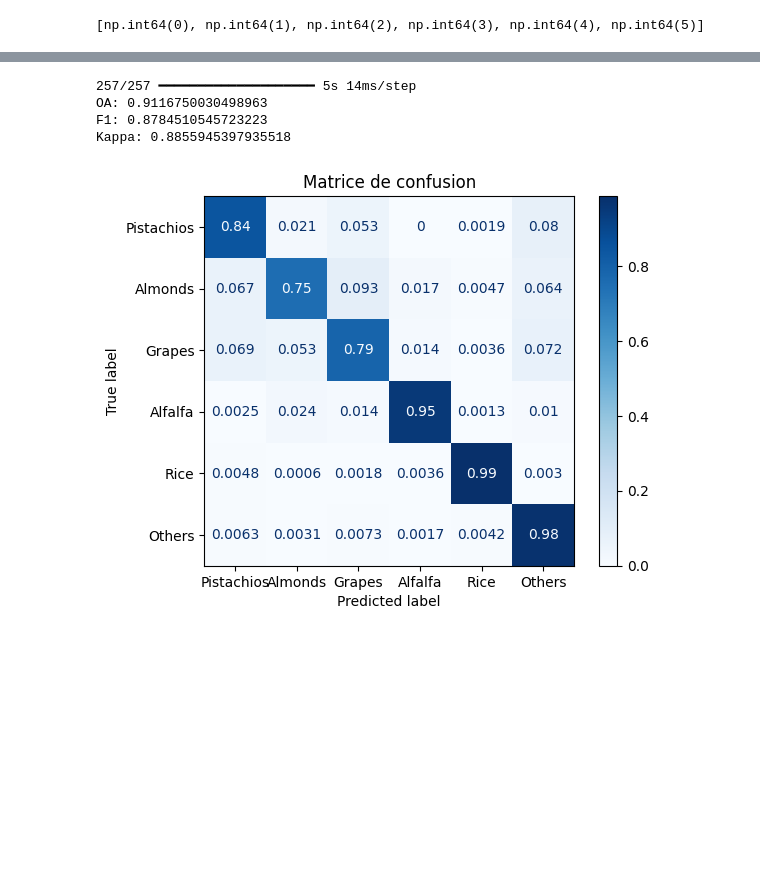
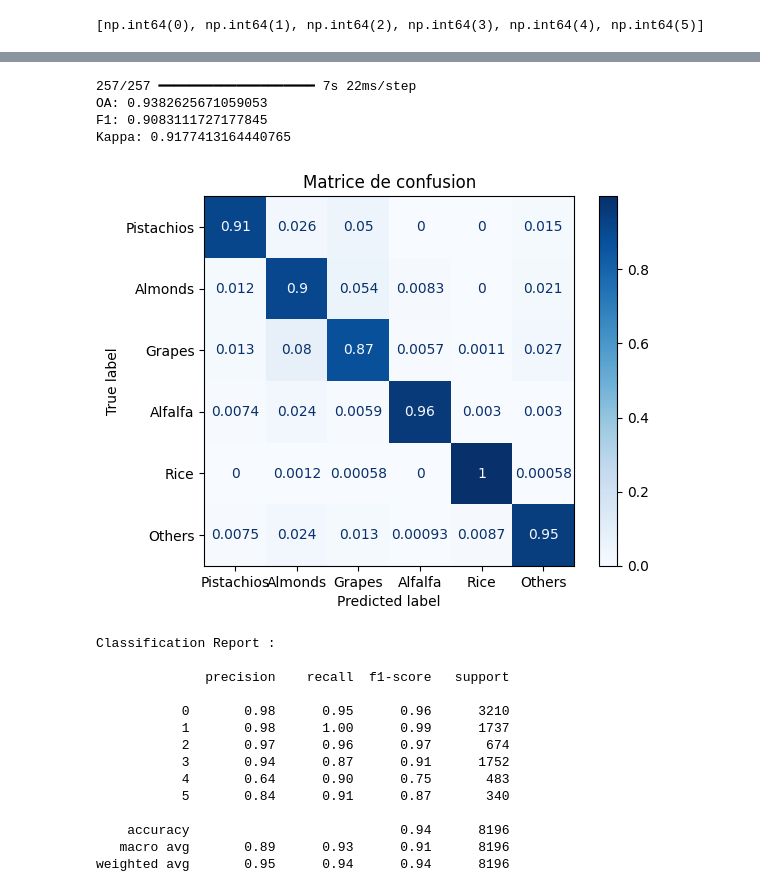
Before and after one commit to Zayazemirline/projectReseauDeNeurones-ML-, a Jupyter notebook: Partie2/Topographie/MCTNet.ipynb, the cells around one changed output, grey strips where cells are left out. Saved outputs shown, nothing was run; the diff lists cells and outputs as text; code cells hidden in the pictures; blank space fills up the shorter version.

```diff
--- a/Partie2/Topographie/MCTNet.ipynb
+++ b/Partie2/Topographie/MCTNet.ipynb
@@ -226,7 +279,7 @@ def CNNBlock(x):
 
     x = layers.Conv1D(filters=dim, kernel_size=3, padding='same')(x)
     x = layers.BatchNormalization()(x)
-    x = layers.ReLU()(x)
+    x = layers.Dropout(0.1)(x)
 
     x = layers.Conv1D(filters=dim, kernel_size=3, padding='same')(x)
     x = layers.BatchNormalization()(x)
@@ -241,11 +294,13 @@ def TransformerBlock(x, num_heads=5):
 
     # Multi-head attention
     attn = layers.MultiHeadAttention(num_heads=num_heads, key_dim=dim)(x, x)
+    attn = layers.Dropout(0.1)(attn)
     x = layers.Add()([x, attn])
     x = layers.LayerNormalization()(x)
 
     # Feed Forward
     ff = layers.Dense(dim, activation='relu')(x)
+    ff = layers.Dropout(0.1)(ff)
     ff = layers.Dense(dim)(ff)
 
     x = layers.Add()([x, ff])
@@ -572,10 +657,22 @@ Model: "functional_2"
 # %%
-model_c.fit(
-    [X_time_train, mask_train, X_static_train],
-    y_train,
-    validation_data=([X_time_val, mask_val, X_static_val], y_val),
+from tensorflow.keras.callbacks import EarlyStopping, ModelCheckpoint
+
+early_stopping = EarlyStopping(
+    monitor='val_loss',
+    patience=20,
+    restore_best_weights=True
+)
+
+history_c = model_c.fit(
+    [X_time_c_train, mask_c_train, X_static_c_train],
+    y_c_train,
+    validation_data=(
+        [X_time_c_val, mask_c_val, X_static_c_val],
+        y_c_val
+    ),
     epochs=200,
-    batch_size=32
+    batch_size=32,
+    callbacks=[early_stopping]
 )
 # %% [output]
 Epoch 1/200
@@ -599,27 +695,47 @@ Epoch 200/200
 # %%
-y_c_pred = model_c.predict([X_time_test, mask_test, X_static_test])
+y_c_pred = model_c.predict(
+    [X_time_c_test, mask_c_test, X_static_c_test]
+)
+
 y_c_pred = y_c_pred.argmax(axis=1)
 
-oa = accuracy_score(y_test, y_c_pred)
-f1 = f1_score(y_test, y_c_pred, average='macro')
-kappa = cohen_kappa_score(y_test, y_c_pred)
+oa = accuracy_score(y_c_test, y_c_pred)
+f1 = f1_score(y_c_test, y_c_pred, average='macro')
+kappa = cohen_kappa_score(y_c_test, y_c_pred)
 
 print("OA:", oa)
 print("F1:", f1)
 print("Kappa:", kappa)
 # %% [output]
-257/257 ━━━━━━━━━━━━━━━━━━━━ 5s 14ms/step
-OA: 0.9116750030498963
-F1: 0.8784510545723223
-Kappa: 0.8855945397935518
+257/257 ━━━━━━━━━━━━━━━━━━━━ 7s 22ms/step
+OA: 0.9382625671059053
+F1: 0.9083111727177845
+Kappa: 0.9177413164440765
 # %%
 # Confusion Matrix
 labels = ["Pistachios","Almonds","Grapes", "Alfalfa","Rice", "Others"]
-cm_c = confusion_matrix(y_test, y_c_pred,labels=[5,4,3,2,1,0])
+cm_c = confusion_matrix(y_c_test, y_c_pred,labels=[5,4,3,2,1,0])
 cm_norm_c = cm_c.astype(float) / cm_c.sum(axis=1, keepdims=True)
 disp = ConfusionMatrixDisplay(confusion_matrix=cm_norm_c,display_labels=labels)
 disp.plot(cmap="Blues")
 plt.title("Matrice de confusion")
 plt.show()
+
+print("\nClassification Report :\n")
+print(classification_report(y_c_test, y_c_pred))
 # %% [output]
-[figure, old version]
+[figure, new version]
+Classification Report :
+
+              precision    recall  f1-score   support
+
+           0       0.98      0.95      0.96      3210
+           1       0.98      1.00      0.99      1737
+           2       0.97      0.96      0.97       674
+           3       0.94      0.87      0.91      1752
+           4       0.64      0.90      0.75       483
+           5       0.84      0.91      0.87       340
+
+    accuracy                           0.94      8196
+   macro avg       0.89      0.93      0.91      8196
+weighted avg       0.95      0.94      0.94      8196
```
Also changed, not shown: parts of 19 cells of this notebook, 3 other files.
